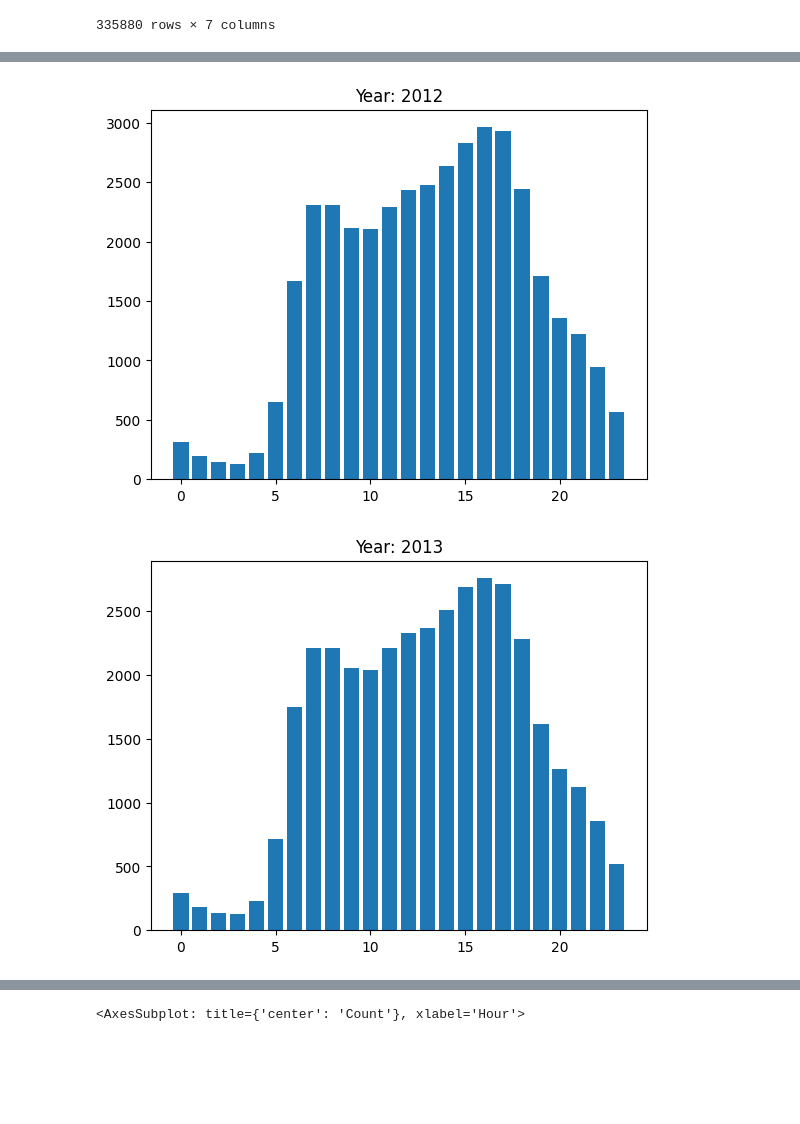
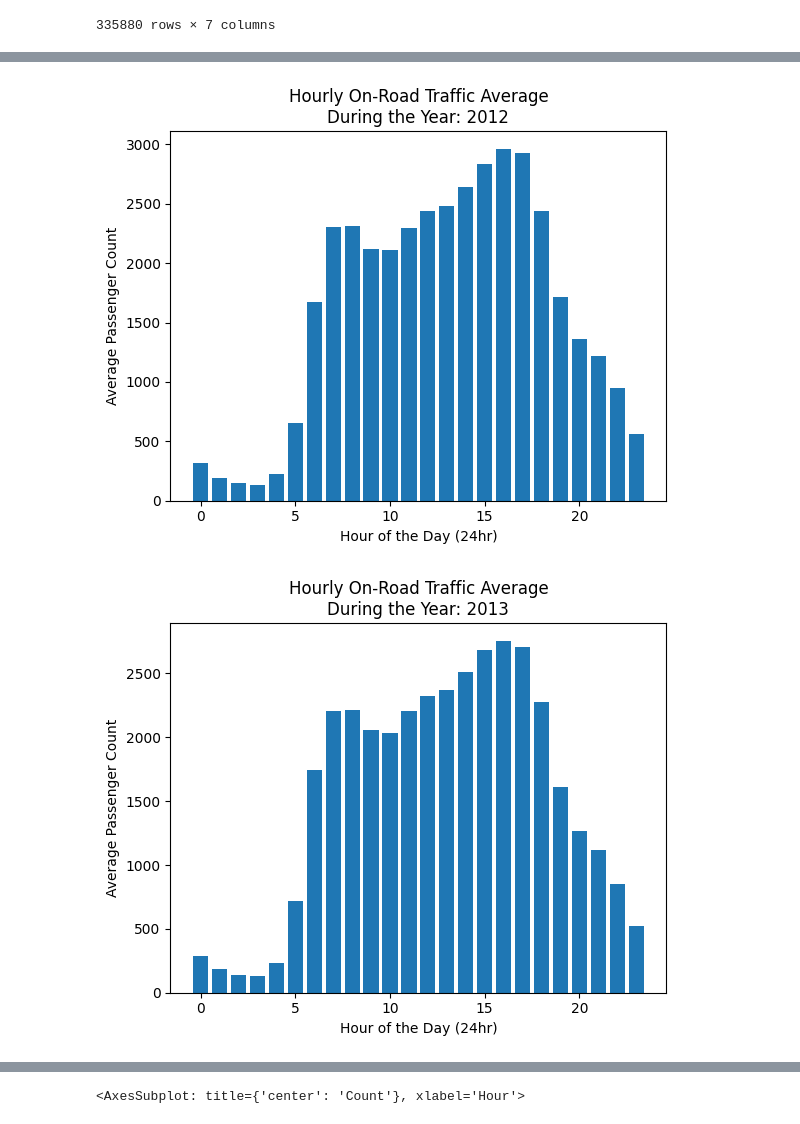
Before and after one commit to marisol-yake/CDOT-Comparative-Analysis, a Jupyter notebook: CDOT_EDA.ipynb, the cells around one changed output, grey strips where cells are left out. Cells and saved outputs as stored; diff of their text form; code cells hidden in the pictures; blank space fills up the shorter version.

```diff
--- a/CDOT_EDA.ipynb
+++ b/CDOT_EDA.ipynb
@@ -18,7 +18,7 @@ dict_keys(['cdot_traffic_2012_2022'])
 # %%
 cdot_df = dfs["cdot_traffic_2012_2022"]
 # %%
-cdot_df["year"] = cdot_df["Date"].apply(lambda x: x.split("-")[0])
+cdot_df["year"] = cdot_df["Date"].apply(lambda x: x.split("-")[0]).astype(int)
 # %%
 cdot_df.head()
 # %% [output]
@@ -51,5 +51,3 @@ array([[<AxesSubplot: title={'center': 'Station'}>,
-# %%
-cdot_df["year"] = cdot_df["Date"].apply(lambda x: x.split("-")[0])
 # %%
 x = cdot_df.Hour.values
 y = cdot_df.Count.values
@@ -91,15 +93,17 @@ plt.show()
 # %%
 drop_cols = ["Station", "Date", "Direction", "Weekday"]
 new_hour_counts_avg = cdot_df.drop(drop_cols, axis=1).groupby(["year", "Hour"]).agg([np.mean]).reset_index()
 
 for year in new_hour_counts_avg["year"].unique():
     year_hour_avg = new_hour_counts_avg[new_hour_counts_avg["year"] == year]
     x = year_hour_avg["Hour"]
     y = year_hour_avg["Count"]["mean"]
 
     plt.bar(x, y)
-    plt.title("Year: %s" % year)
+    plt.title("Hourly On-Road Traffic Average\nDuring the Year: %s" % year)
+    plt.ylabel("Average Passenger Count")
+    plt.xlabel("Hour of the Day (24hr)")
     plt.show()
 # %% [output]
-[figure, old version]
+[figure, new version]
-[figure, old version]
+[figure, new version]
```
Also changed, not shown: parts of 14 cells of this notebook, 1 other file.
